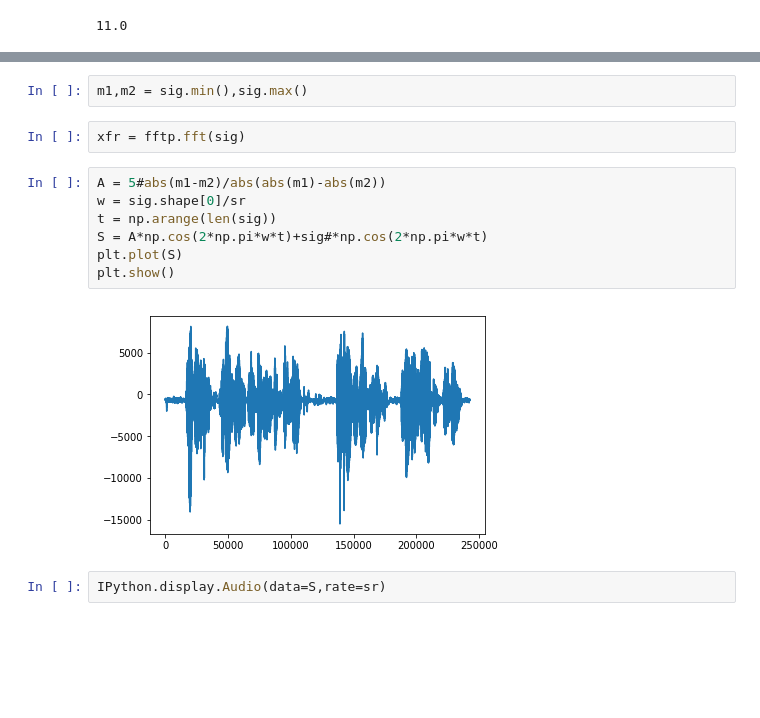
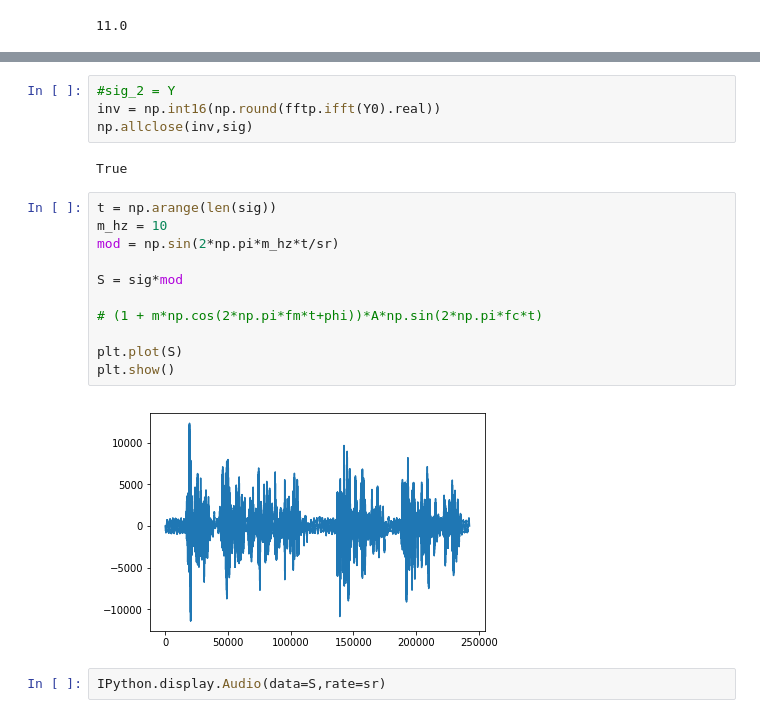
Before and after one commit to rushtongarth/dsp, a Jupyter notebook: effects/modulate.ipynb, the cells around one changed output, grey strips where cells are left out. Saved outputs shown, nothing was run; the diff lists cells and outputs as text; blank space fills up the shorter version.

```diff
--- a/effects/modulate.ipynb
+++ b/effects/modulate.ipynb
@@ -50,16 +47,22 @@ plt.show()
-# %%
-m1,m2 = sig.min(),sig.max()
-# %%
-xfr = fftp.fft(sig)
+# %%
+#sig_2 = Y
+inv = np.int16(np.round(fftp.ifft(Y0).real))
+np.allclose(inv,sig)
+# %% [output]
+True
 # %%
-A = 5#abs(m1-m2)/abs(abs(m1)-abs(m2))
-w = sig.shape[0]/sr
 t = np.arange(len(sig))
-S = A*np.cos(2*np.pi*w*t)+sig#*np.cos(2*np.pi*w*t)
+m_hz = 10
+mod = np.sin(2*np.pi*m_hz*t/sr)
+
+S = sig*mod
+
+# (1 + m*np.cos(2*np.pi*fm*t+phi))*A*np.sin(2*np.pi*fc*t)
+
 plt.plot(S)
 plt.show()
 # %% [output]
-[figure, old version]
+[figure, new version]
 # %%
 IPython.display.Audio(data=S,rate=sr)
 # %% [output]
```
Also changed, not shown: parts of 3 cells of this notebook.
